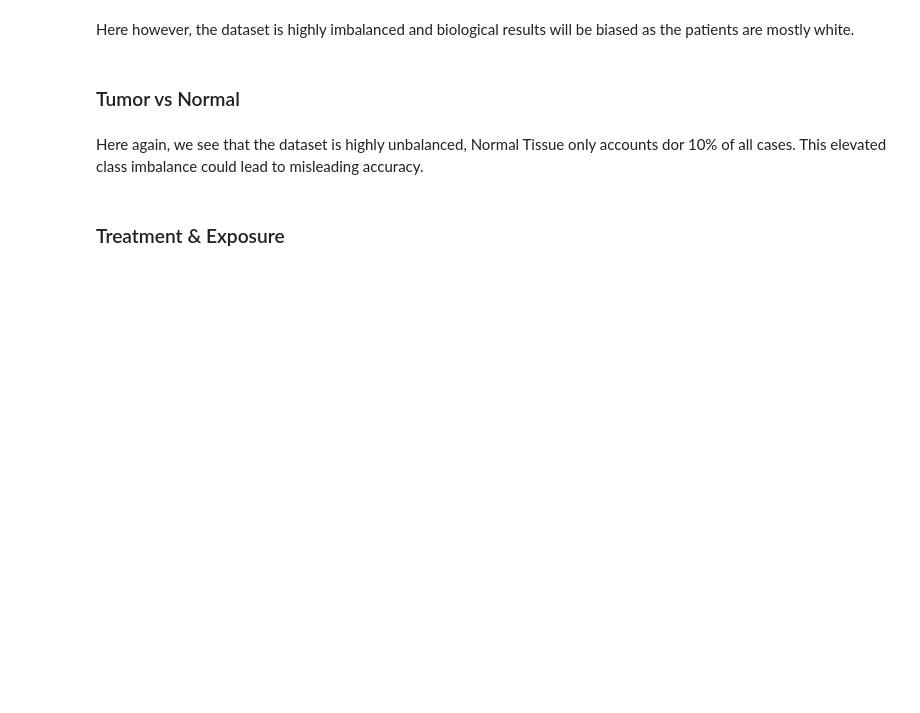
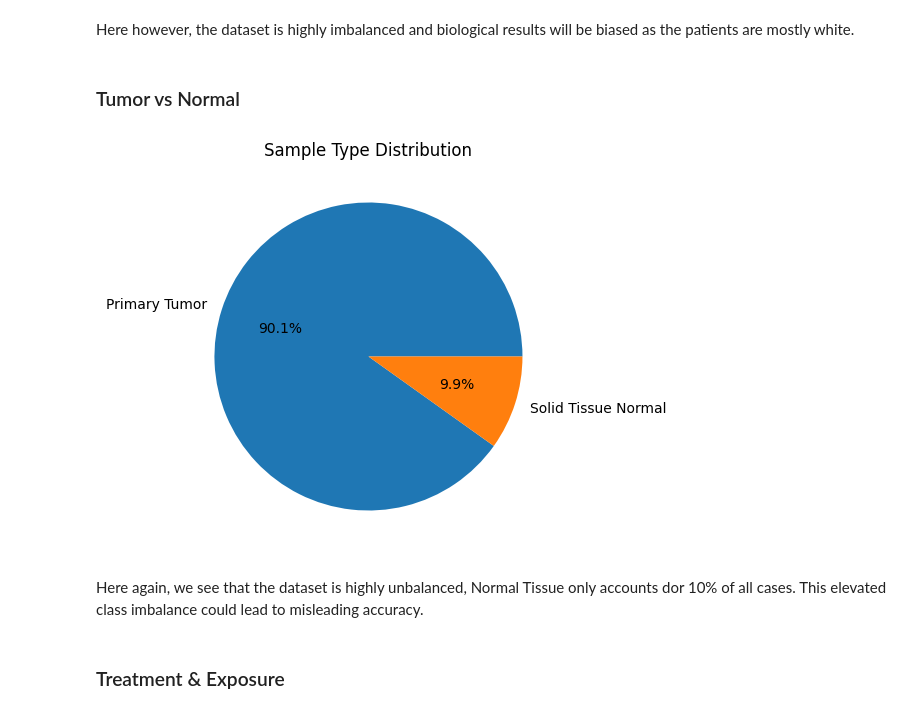
Before and after one commit to valdugay/OMICS_Lung_Cancer, a Jupyter notebook: Notebook.ipynb, the cells around one changed output. Saved outputs shown, nothing was run; the diff lists cells and outputs as text; code cells hidden in the pictures; blank space fills up the shorter version.

```diff
--- a/Notebook.ipynb
+++ b/Notebook.ipynb
@@ -123,8 +139,12 @@ Here however, the dataset is highly imbalanced and biological results will be bi
 # %% [markdown]
 ### Tumor vs Normal
 # %%
-fig = px.pie(sample_sheet['Sample Type'].value_counts(), values=sample_sheet['Sample Type'].value_counts().values, names=sample_sheet['Sample Type'].value_counts().index, title='Sample Type Distribution')
-fig.show()
+plt.figure(figsize=(10,5))
+plt.pie(sample_sheet['Sample Type'].value_counts(), labels=sample_sheet['Sample Type'].value_counts().index, autopct='%1.1f%%')
+plt.title('Sample Type Distribution')
+plt.show()
+# %% [output]
+[figure, added]
 # %% [markdown]
 Here again, we see that the dataset is highly unbalanced, Normal Tissue only accounts dor 10% of all cases. This elevated class imbalance could lead to misleading accuracy.
 # %% [markdown]
```
Also changed, not shown: parts of 17 cells of this notebook.
